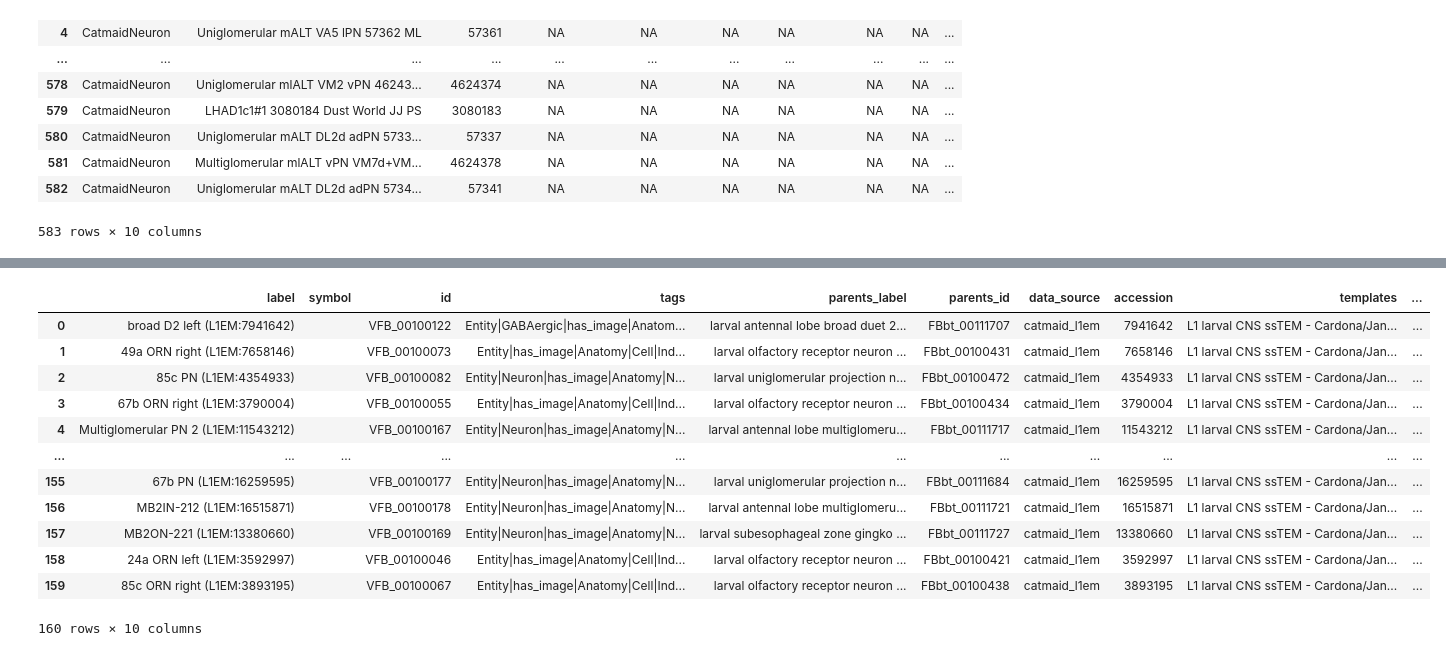
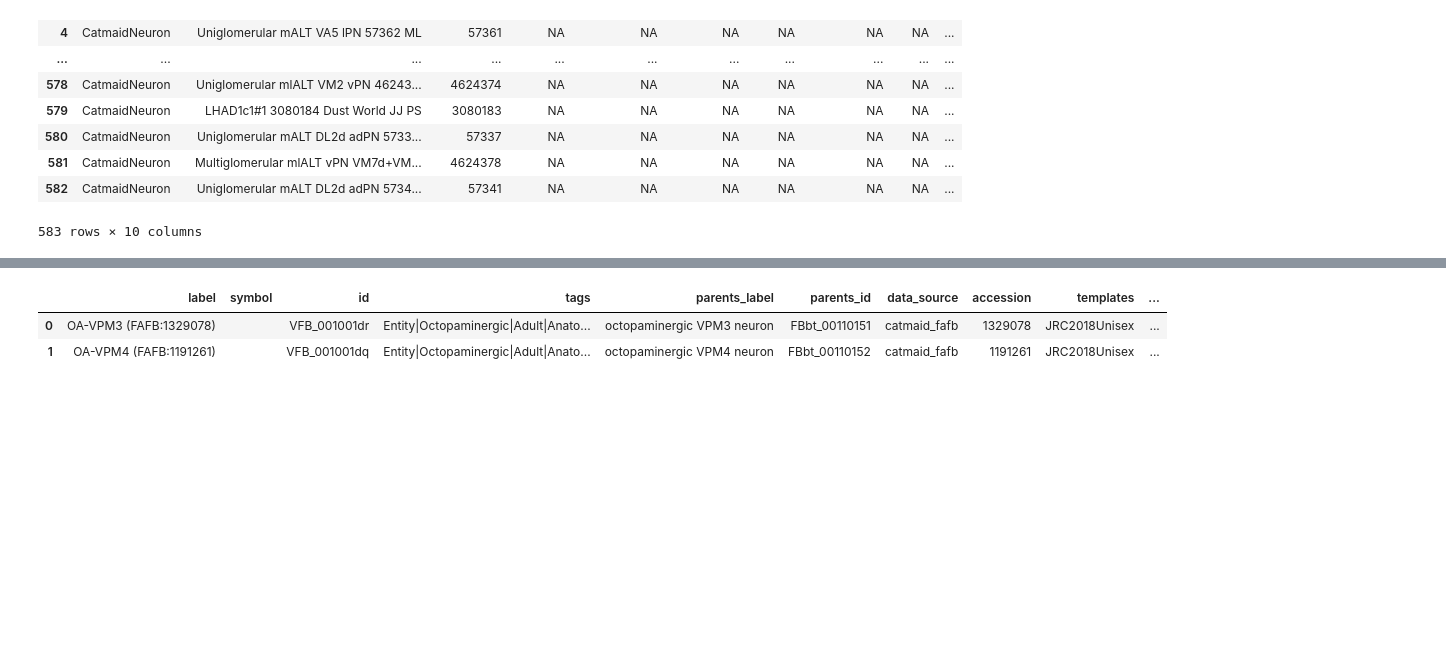
Before and after one commit to VirtualFlyBrain/training, a Jupyter notebook: Python Workshop/1_Discovery.ipynb, the cells around one changed output, grey strips where cells are left out. Cells and saved outputs as stored; diff of their text form; code cells hidden in the pictures; blank space fills up the shorter version.

```diff
--- a/Python Workshop/1_Discovery.ipynb
+++ b/Python Workshop/1_Discovery.ipynb
@@ -151,19 +155,9 @@ ds_tab.sort_values(by=['id'])
 83 rows × 9 columns
 # %%
-sayin_tab = pd.DataFrame.from_records(vc.get_instances_by_dataset('Berck2016', summary=True))
+sayin_tab = pd.DataFrame.from_records(vc.get_instances_by_dataset('Sayin2019', summary=True))
 sayin_tab
 # %% [output]
 |  | label | symbol | id | tags | parents_label | parents_id | data_source | accession | templates | ... |
-| 0 | broad D2 left (L1EM:7941642) |  | VFB_00100122 | Entity|GABAergic|has_image|Anatom... | larval antennal lobe broad duet 2... | FBbt_00111707 | catmaid_l1em | 7941642 | L1 larval CNS ssTEM - Cardona/Jan... | ... |
-| 1 | 49a ORN right (L1EM:7658146) |  | VFB_00100073 | Entity|has_image|Anatomy|Cell|Ind... | larval olfactory receptor neuron ... | FBbt_00100431 | catmaid_l1em | 7658146 | L1 larval CNS ssTEM - Cardona/Jan... | ... |
-| 2 | 85c PN (L1EM:4354933) |  | VFB_00100082 | Entity|Neuron|has_image|Anatomy|N... | larval uniglomerular projection n... | FBbt_00100472 | catmaid_l1em | 4354933 | L1 larval CNS ssTEM - Cardona/Jan... | ... |
-| 3 | 67b ORN right (L1EM:3790004) |  | VFB_00100055 | Entity|has_image|Anatomy|Cell|Ind... | larval olfactory receptor neuron ... | FBbt_00100434 | catmaid_l1em | 3790004 | L1 larval CNS ssTEM - Cardona/Jan... | ... |
-| 4 | Multiglomerular PN 2 (L1EM:11543212) |  | VFB_00100167 | Entity|Neuron|has_image|Anatomy|N... | larval antennal lobe multiglomeru... | FBbt_00111717 | catmaid_l1em | 11543212 | L1 larval CNS ssTEM - Cardona/Jan... | ... |
-| ... | ... | ... | ... | ... | ... | ... | ... | ... | ... | ... |
-| 155 | 67b PN (L1EM:16259595) |  | VFB_00100177 | Entity|Neuron|has_image|Anatomy|N... | larval uniglomerular projection n... | FBbt_00111684 | catmaid_l1em | 16259595 | L1 larval CNS ssTEM - Cardona/Jan... | ... |
-| 156 | MB2IN-212 (L1EM:16515871) |  | VFB_00100178 | Entity|Neuron|has_image|Anatomy|N... | larval antennal lobe multiglomeru... | FBbt_00111721 | catmaid_l1em | 16515871 | L1 larval CNS ssTEM - Cardona/Jan... | ... |
-| 157 | MB2ON-221 (L1EM:13380660) |  | VFB_00100169 | Entity|Neuron|has_image|Anatomy|N... | larval subesophageal zone gingko ... | FBbt_00111727 | catmaid_l1em | 13380660 | L1 larval CNS ssTEM - Cardona/Jan... | ... |
-| 158 | 24a ORN left (L1EM:3592997) |  | VFB_00100046 | Entity|has_image|Anatomy|Cell|Ind... | larval olfactory receptor neuron ... | FBbt_00100421 | catmaid_l1em | 3592997 | L1 larval CNS ssTEM - Cardona/Jan... | ... |
-| 159 | 85c ORN right (L1EM:3893195) |  | VFB_00100067 | Entity|has_image|Anatomy|Cell|Ind... | larval olfactory receptor neuron ... | FBbt_00100438 | catmaid_l1em | 3893195 | L1 larval CNS ssTEM - Cardona/Jan... | ... |
+| 0 | OA-VPM3 (FAFB:1329078) |  | VFB_001001dr | Entity|Octopaminergic|Adult|Anato... | octopaminergic VPM3 neuron | FBbt_00110151 | catmaid_fafb | 1329078 | JRC2018Unisex | ... |
+| 1 | OA-VPM4 (FAFB:1191261) |  | VFB_001001dq | Entity|Octopaminergic|Adult|Anato... | octopaminergic VPM4 neuron | FBbt_00110152 | catmaid_fafb | 1191261 | JRC2018Unisex | ... |
-160 rows × 10 columns
 # %%
```
Also changed, not shown: parts of 7 cells of this notebook.
